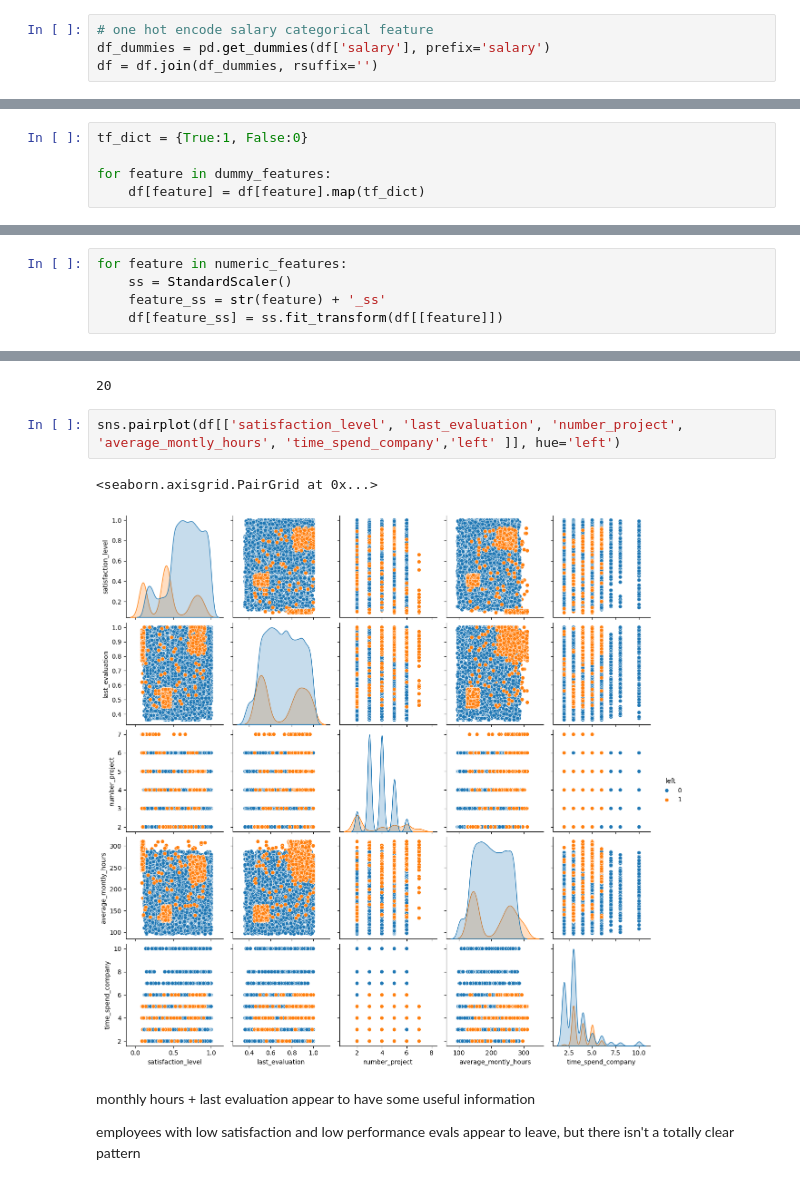
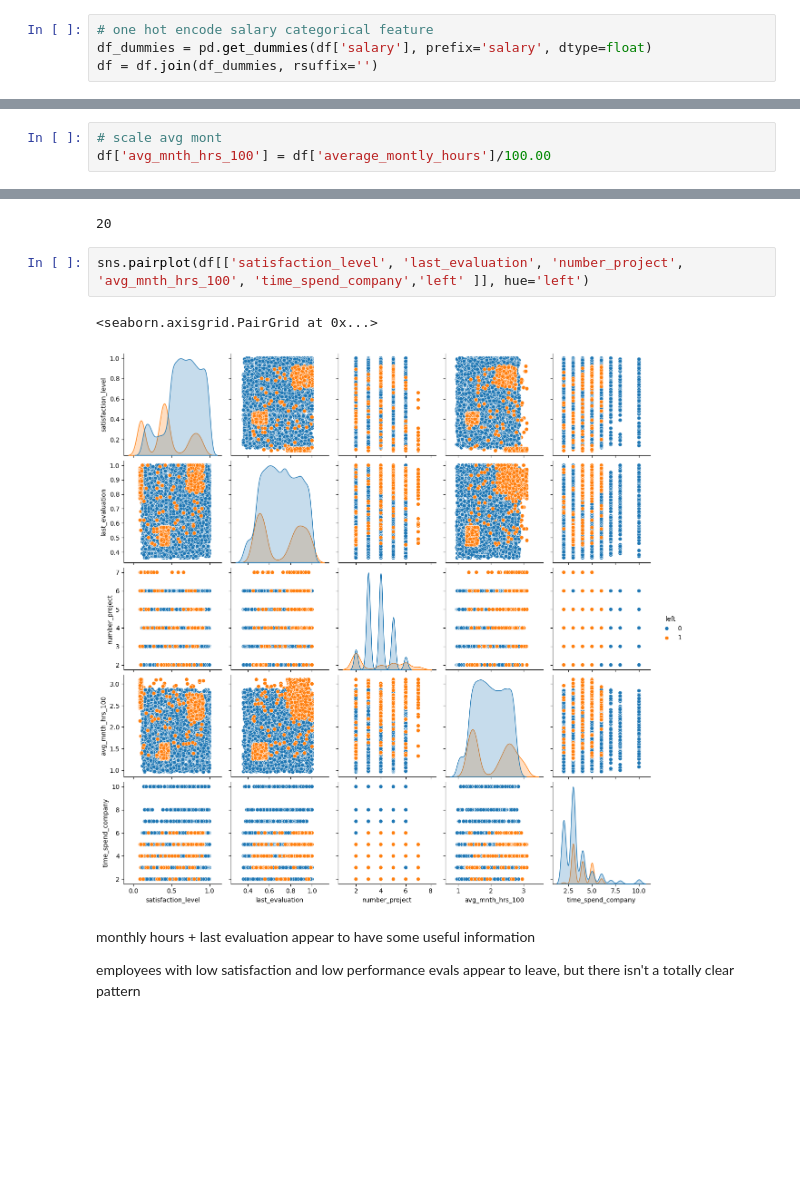
Before and after one commit to tcampbell90/zero_to_deep_learning_video, a Jupyter notebook: exercises/tc_exercise_3_employee_churn_classification.ipynb, the cells around one changed output, grey strips where cells are left out. Cells and saved outputs as stored; diff of their text form; blank space fills up the shorter version.

Commit message:
shorten get_dummies and scaling sections

```diff
--- a/exercises/tc_exercise_3_employee_churn_classification.ipynb
+++ b/exercises/tc_exercise_3_employee_churn_classification.ipynb
@@ -121,6 +95,6 @@ df = df.join(df_dummies, rsuffix='')
 # %%
 # one hot encode salary categorical feature
-df_dummies = pd.get_dummies(df['salary'], prefix='salary')
+df_dummies = pd.get_dummies(df['salary'], prefix='salary', dtype=float)
 df = df.join(df_dummies, rsuffix='')
 # %%
 # map True False boolean values to int()
@@ -152,11 +126,6 @@ dummy_features
  'salary_high',
  'salary_low',
  'salary_medium']
-# %%
-tf_dict = {True:1, False:0}
-
-for feature in dummy_features:
-    df[feature] = df[feature].map(tf_dict)
 # %%
 df.head()
 # %% [output]
@@ -175,6 +141 @@ numeric_features = ['number_project', 'average_montly_hours', 'time_spend_compan
-# %%
-for feature in numeric_features:
-    ss = StandardScaler()
-    feature_ss = str(feature) + '_ss'
-    df[feature_ss] = ss.fit_transform(df[[feature]])
 # %%
@@ -210,3 +159,6 @@ df.head()
+# %%
+# scale avg mont
+df['avg_mnth_hrs_100'] = df['average_montly_hours']/100.00
 # %%
 clean_features = []
 
@@ -253,10 +203,10 @@ len(clean_features)
 # %% [output]
 20
 # %%
-sns.pairplot(df[['satisfaction_level', 'last_evaluation', 'number_project', 'average_montly_hours', 'time_spend_company','left' ]], hue='left')
+sns.pairplot(df[['satisfaction_level', 'last_evaluation', 'number_project', 'avg_mnth_hrs_100', 'time_spend_company','left' ]], hue='left')
 # %% [output]
 <seaborn.axisgrid.PairGrid at 0x...>
-[figure, old version]
+[figure, new version]
 # %% [markdown]
 monthly hours + last evaluation appear to have some useful information
 
```
Also changed, not shown: parts of 18 cells of this notebook.
